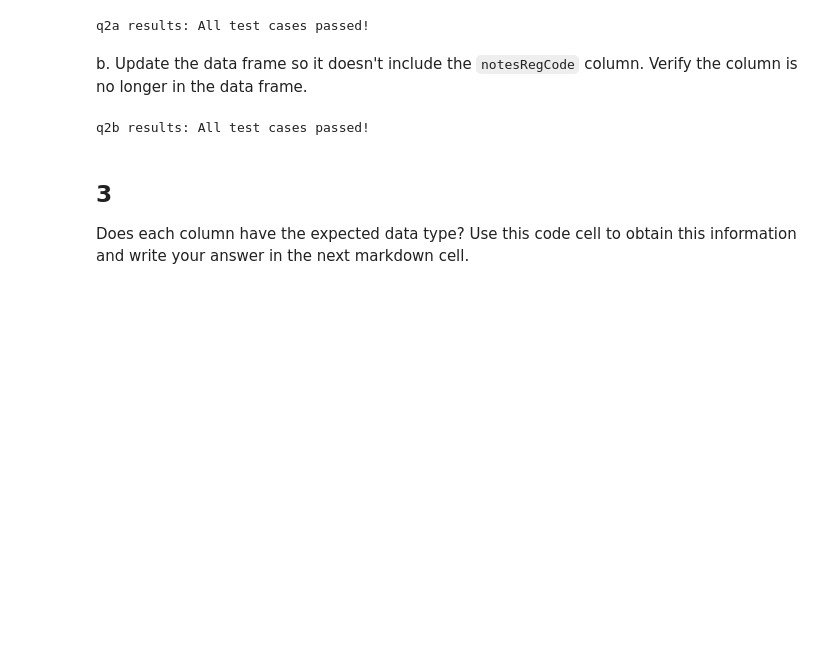
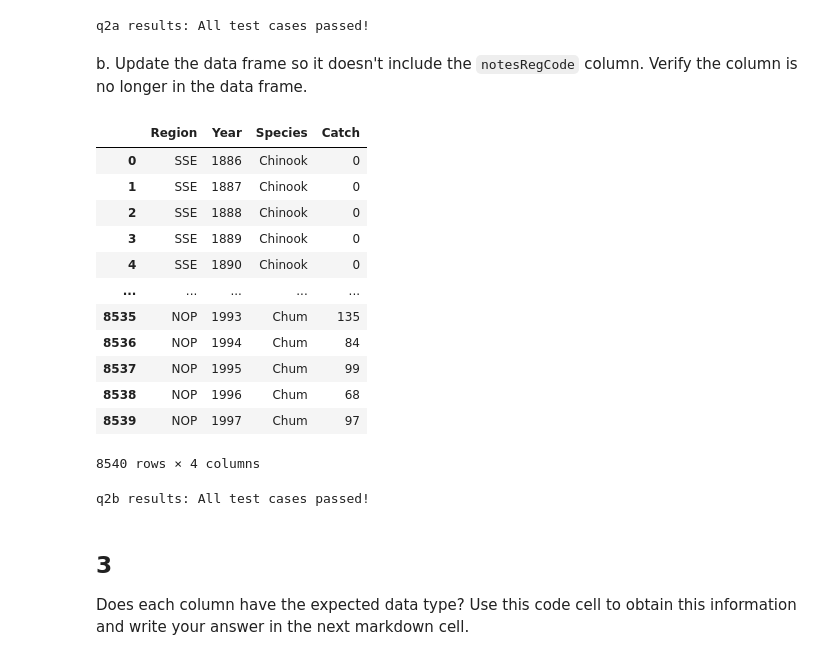
Before and after one commit to edengonzalezz/eds220-hwk2, a Jupyter notebook: task2/hwk2-task2-salmon.ipynb, the cells around one changed output. Saved outputs shown, nothing was run; the diff lists cells and outputs as text; code cells hidden in the pictures; blank space fills up the shorter version.

```diff
--- a/task2/hwk2-task2-salmon.ipynb
+++ b/task2/hwk2-task2-salmon.ipynb
@@ -171,8 +173,24 @@ q2a results: All test cases passed!
 # %% [markdown]
 b. Update the data frame so it doesn't include the `notesRegCode` column. Verify the column is no longer in the data frame.
 # %%
-# Subset the original data frame with the list of columns to keep
+# Select columns to keep by indexing the data frame with a list
 catch_data = catch_data[['Region', 'Year', 'Species', 'Catch']]
+# Verify the notesRegcCode column is no longer there
+catch_data
+# %% [output]
+|  | Region | Year | Species | Catch |
+| 0 | SSE | 1886 | Chinook | 0 |
+| 1 | SSE | 1887 | Chinook | 0 |
+| 2 | SSE | 1888 | Chinook | 0 |
+| 3 | SSE | 1889 | Chinook | 0 |
+| 4 | SSE | 1890 | Chinook | 0 |
+| ... | ... | ... | ... | ... |
+| 8535 | NOP | 1993 | Chum | 135 |
+| 8536 | NOP | 1994 | Chum | 84 |
+| 8537 | NOP | 1995 | Chum | 99 |
+| 8538 | NOP | 1996 | Chum | 68 |
+| 8539 | NOP | 1997 | Chum | 97 |
+8540 rows × 4 columns
 # %%
 grader.check("q2b")
 # %% [output]
```
Also changed, not shown: parts of 13 cells of this notebook.
